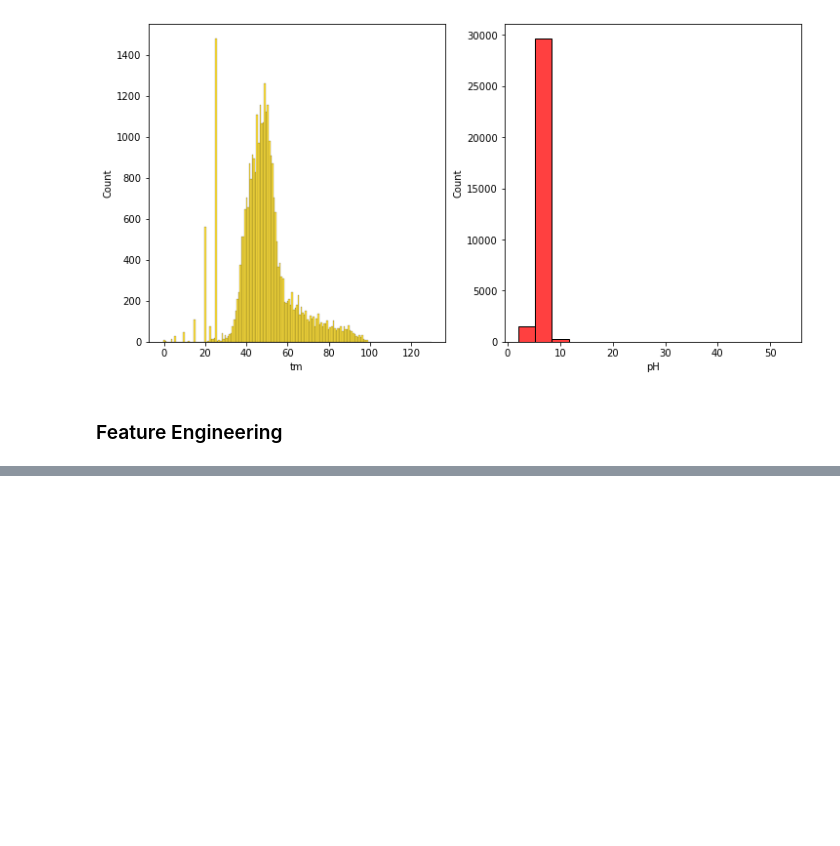
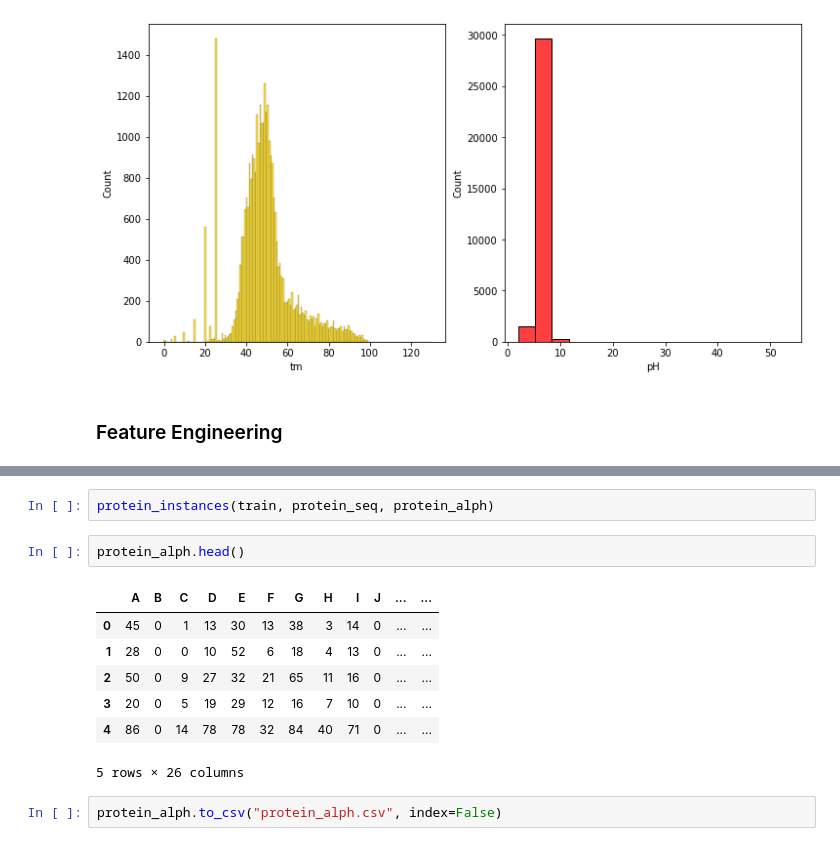
Before and after one commit to geofias/Novozymes-Kaggle, a Jupyter notebook: enzyme.ipynb, the cells around one changed output, grey strips where cells are left out. Cells and saved outputs as stored; diff of their text form; blank space fills up the shorter version.

```diff
--- a/enzyme.ipynb
+++ b/enzyme.ipynb
@@ -117,0 +151,14 @@ train["protein_sequence"].unique().shape
+# %%
+protein_instances(train, protein_seq, protein_alph)
+# %%
+protein_alph.head()
+# %% [output]
+|  | A | B | C | D | E | F | G | H | I | J | ... | ... |
+| 0 | 45 | 0 | 1 | 13 | 30 | 13 | 38 | 3 | 14 | 0 | ... | ... |
+| 1 | 28 | 0 | 0 | 10 | 52 | 6 | 18 | 4 | 13 | 0 | ... | ... |
+| 2 | 50 | 0 | 9 | 27 | 32 | 21 | 65 | 11 | 16 | 0 | ... | ... |
+| 3 | 20 | 0 | 5 | 19 | 29 | 12 | 16 | 7 | 10 | 0 | ... | ... |
+| 4 | 86 | 0 | 14 | 78 | 78 | 32 | 84 | 40 | 71 | 0 | ... | ... |
+5 rows × 26 columns
+# %%
+protein_alph.to_csv("protein_alph.csv", index=False)
```
Also changed, not shown: parts of 6 cells of this notebook, 1 other file.
